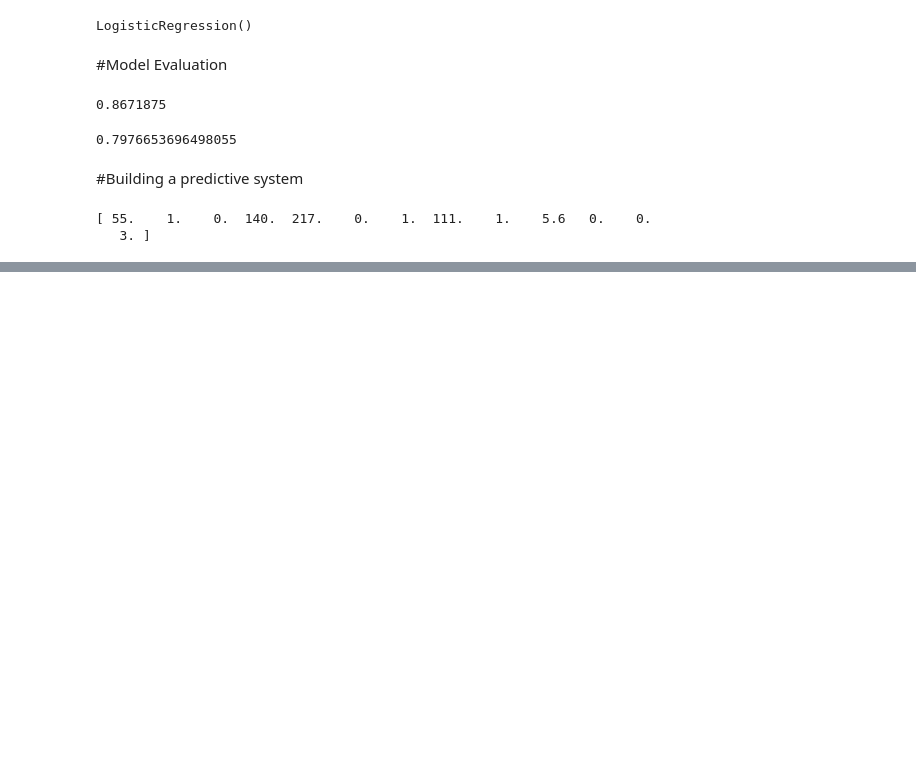
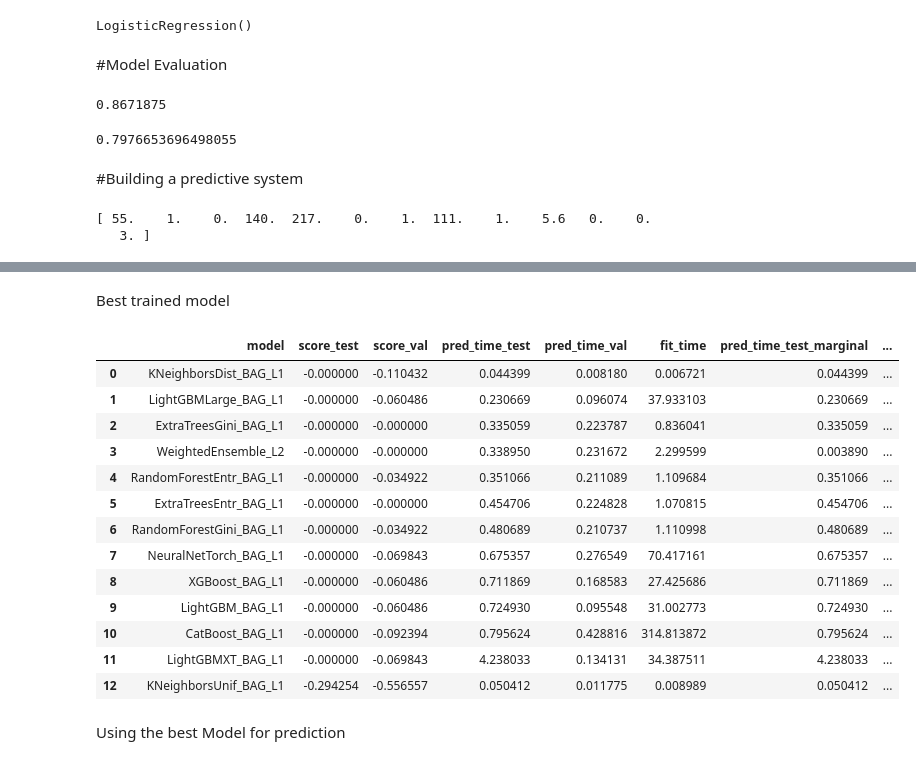
Before and after one commit to QwejoD/Heart-Disease-Prediction-Using-Machine-Learning, a Jupyter notebook: Heart_Disease_Prediction.ipynb, the cells around one changed output, grey strips where cells are left out. Drawn from its saved outputs; the diff is of its cells as text; code cells hidden in the pictures; blank space fills up the shorter version.

```diff
--- a/Heart_Disease_Prediction.ipynb
+++ b/Heart_Disease_Prediction.ipynb
@@ -230,0 +389,5 @@ person has a heart disease
+# %%
+# Creates a train: 0.8 | test: 0.2 ratio dataset
+data_train, data_test = train_test_split(data, test_size=0.2, random_state=0)
+# %%
+predictor = TabularPredictor(label="target", eval_metric="root_mean_squared_error").fit(train_data=data_train,time_limit= 600, presets= "best_quality" )
@@ -230,0 +414,2 @@ person has a heart disease
+# %%
+predictor.fit_summary()
@@ -230,0 +451,19 @@ person has a heart disease
+# %% [markdown]
+Best trained model
+# %%
+predictor.leaderboard(data_train, silent=True)
+# %% [output]
+|  | model | score_test | score_val | pred_time_test | pred_time_val | fit_time | pred_time_test_marginal | ... |
+| 0 | KNeighborsDist_BAG_L1 | -0.000000 | -0.110432 | 0.044399 | 0.008180 | 0.006721 | 0.044399 | ... |
+| 1 | LightGBMLarge_BAG_L1 | -0.000000 | -0.060486 | 0.230669 | 0.096074 | 37.933103 | 0.230669 | ... |
+| 2 | ExtraTreesGini_BAG_L1 | -0.000000 | -0.000000 | 0.335059 | 0.223787 | 0.836041 | 0.335059 | ... |
+| 3 | WeightedEnsemble_L2 | -0.000000 | -0.000000 | 0.338950 | 0.231672 | 2.299599 | 0.003890 | ... |
+| 4 | RandomForestEntr_BAG_L1 | -0.000000 | -0.034922 | 0.351066 | 0.211089 | 1.109684 | 0.351066 | ... |
+| 5 | ExtraTreesEntr_BAG_L1 | -0.000000 | -0.000000 | 0.454706 | 0.224828 | 1.070815 | 0.454706 | ... |
+| 6 | RandomForestGini_BAG_L1 | -0.000000 | -0.034922 | 0.480689 | 0.210737 | 1.110998 | 0.480689 | ... |
+| 7 | NeuralNetTorch_BAG_L1 | -0.000000 | -0.069843 | 0.675357 | 0.276549 | 70.417161 | 0.675357 | ... |
+| 8 | XGBoost_BAG_L1 | -0.000000 | -0.060486 | 0.711869 | 0.168583 | 27.425686 | 0.711869 | ... |
+| 9 | LightGBM_BAG_L1 | -0.000000 | -0.060486 | 0.724930 | 0.095548 | 31.002773 | 0.724930 | ... |
+| 10 | CatBoost_BAG_L1 | -0.000000 | -0.092394 | 0.795624 | 0.428816 | 314.813872 | 0.795624 | ... |
+| 11 | LightGBMXT_BAG_L1 | -0.000000 | -0.069843 | 4.238033 | 0.134131 | 34.387511 | 4.238033 | ... |
+| 12 | KNeighborsUnif_BAG_L1 | -0.294254 | -0.556557 | 0.050412 | 0.011775 | 0.008989 | 0.050412 | ... |
@@ -230,0 +473,2 @@ person has a heart disease
+# %% [markdown]
+Using the best Model for prediction
```
Also changed, not shown: parts of 28 cells of this notebook.
